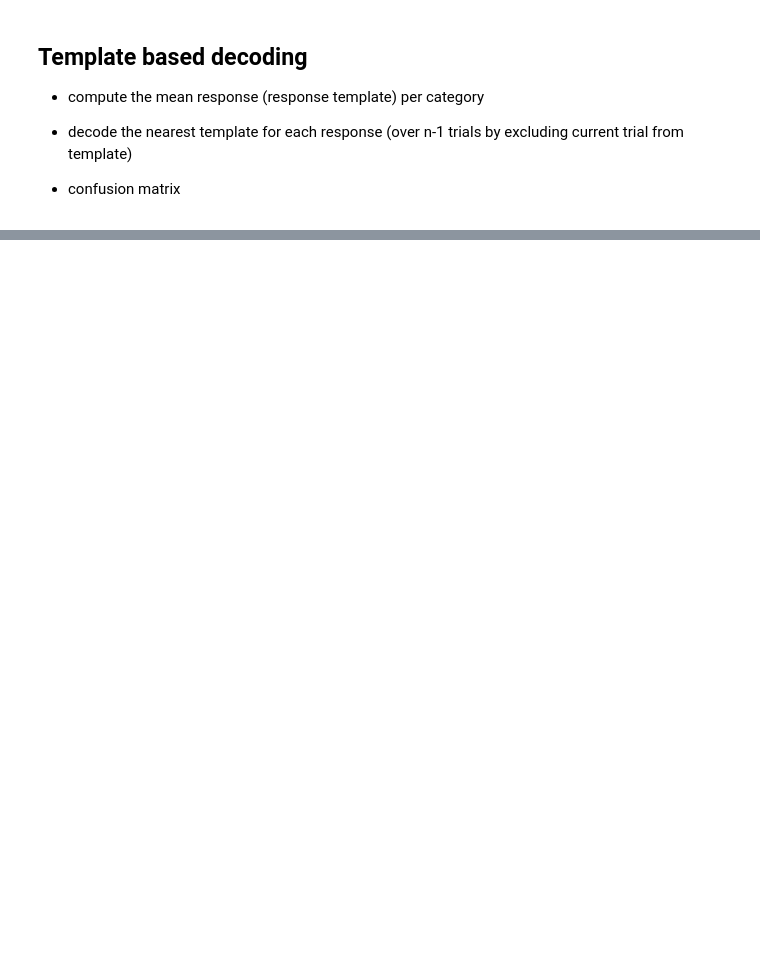
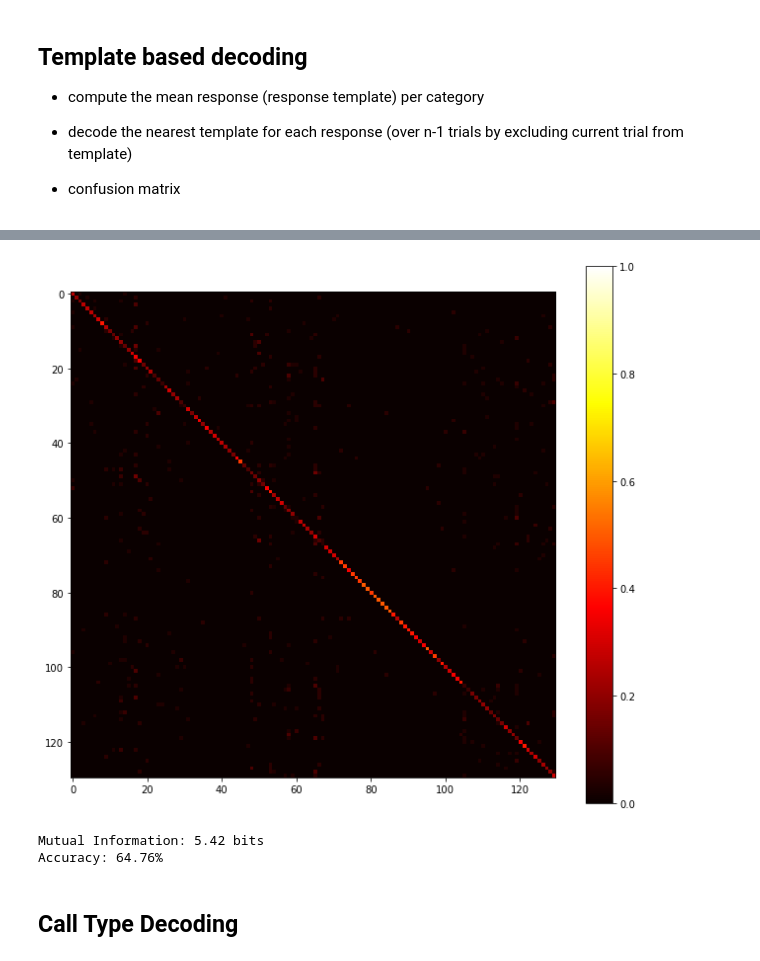
Before and after one commit to kevinyu/furry-guacamole, a Jupyter notebook: notebooks/Template Based Decoding.ipynb, the cells around one changed output, grey strips where cells are left out. Drawn from its saved outputs; the diff is of its cells as text; code cells hidden in the pictures; blank space fills up the shorter version.

```diff
--- a/notebooks/Template Based Decoding.ipynb
+++ b/notebooks/Template Based Decoding.ipynb
@@ -81,0 +89,20 @@ distances = compute_distance_to_templates(unit_table, "stim")
+# %%
+unit_table = unit_table.sort_values(["call_type", "stim"])
+
+actual = unit_table["stim"]
+predicted = decode(unit_table, distances, "stim")
+
+conf = generate_confusion_matrix(actual, predicted, joint=False)
+# %%
+plt.figure(figsize=(11, 10))
+plt.imshow(conf, vmin=0.0, vmax=1.0, cmap="hot")
+plt.colorbar()
+plt.show()
+print "Mutual Information: {:.2f} bits".format(confusion.mutual_information(conf))
+print "Accuracy: {:.2f}%".format(confusion.accuracy(conf) * 100)
+# %% [output]
+[figure, added]
+Mutual Information: 5.42 bits
+Accuracy: 64.76%
+# %% [markdown]
+## Call Type Decoding
```
Also changed, not shown: parts of 18 cells of this notebook, 3 other files.
